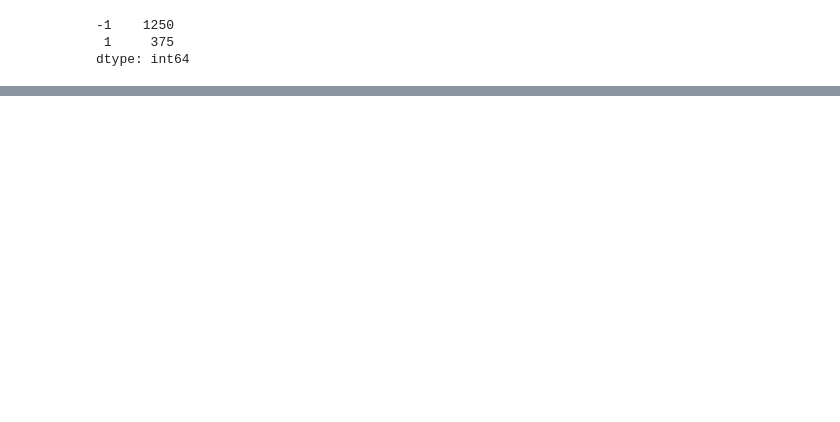
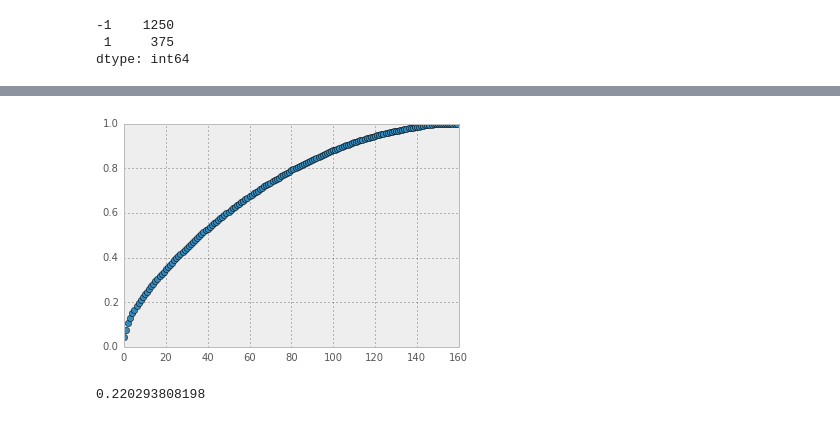
Before and after one commit to kdsimmons/InsightProject, a Jupyter notebook: hiv_cleavage.ipynb, the cells around one changed output, grey strips where cells are left out. Saved outputs shown, nothing was run; the diff lists cells and outputs as text; code cells hidden in the pictures; blank space fills up the shorter version.

```diff
--- a/hiv_cleavage.ipynb
+++ b/hiv_cleavage.ipynb
@@ -191,0 +175,10 @@ residues.pivot_table(rows='aa0', cols='label', aggfunc='count')
+# %%
+plt.plot(np.cumsum(pca_full.explained_variance_ratio_),'o');
+# %% [output]
+[figure, added]
+# %%
+pca = PCA(n_components=10)
+pca.fit(train_features)
+print sum(pca.explained_variance_ratio_)
+# %% [output]
+0.220293808198
```
Also changed, not shown: parts of 44 cells of this notebook, 11 other files.
